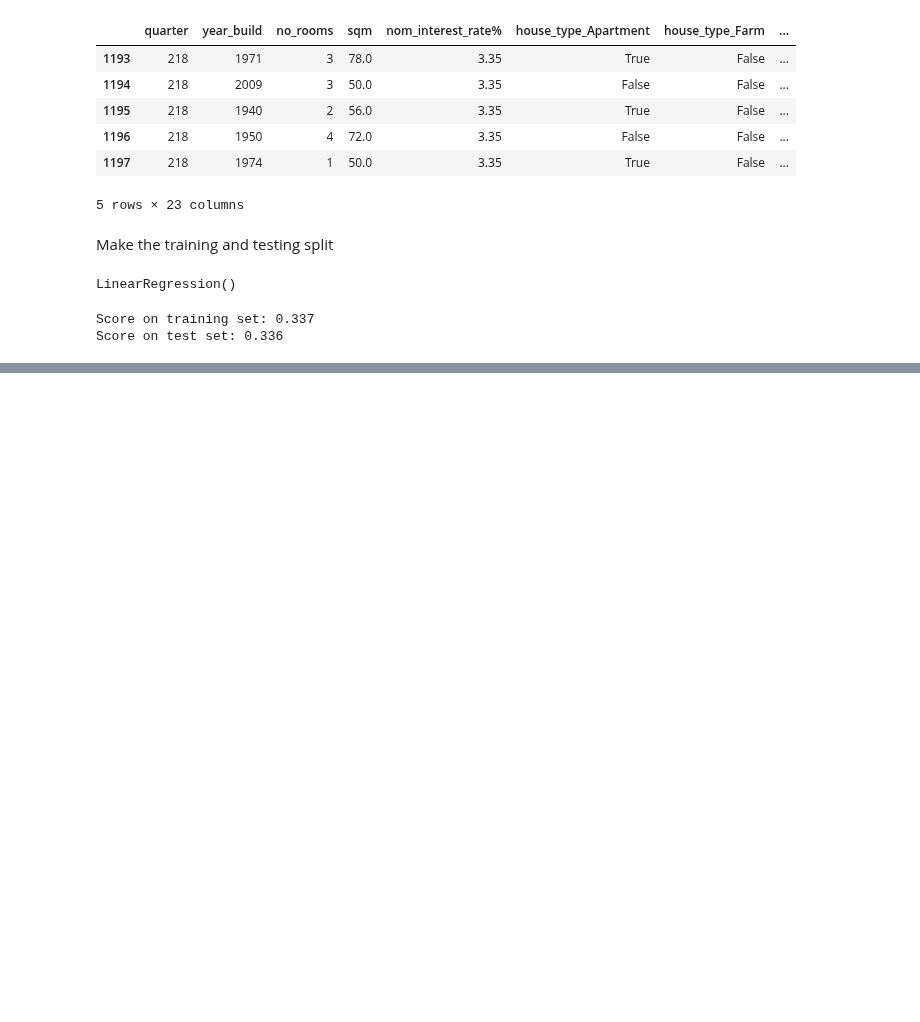
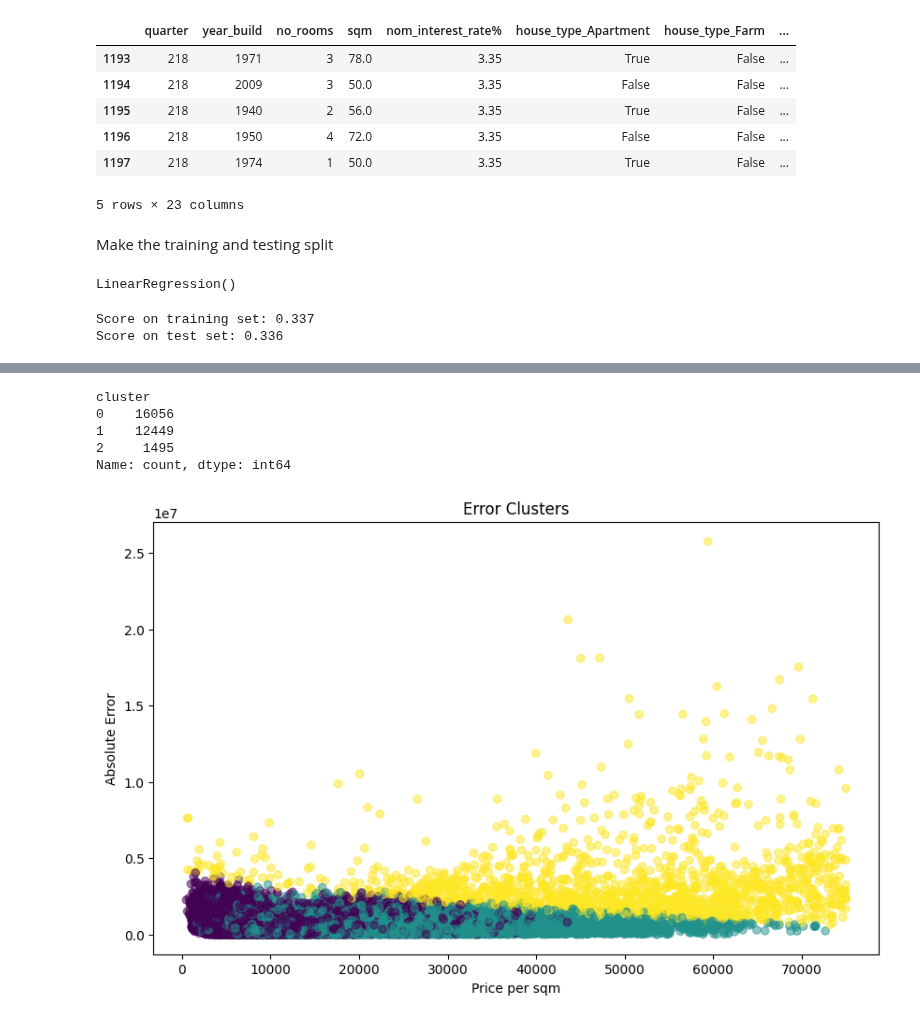
Before and after one commit to BPMRohde/AML, a Jupyter notebook: housing_price_test_model.ipynb, the cells around one changed output, grey strips where cells are left out. Saved outputs shown, nothing was run; the diff lists cells and outputs as text; code cells hidden in the pictures; blank space fills up the shorter version.

Commit message:
Small edits + Clustering

```diff
--- a/housing_price_test_model.ipynb
+++ b/housing_price_test_model.ipynb
@@ -335,0 +365,34 @@ graph
+# %%
+df_errors = X_test.copy()
+df_errors["actual_price"] = y_test.values
+df_errors["predicted_price"] = pred_test
+df_errors["abs_error"] = np.abs(df_errors["actual_price"] - df_errors["predicted_price"])
+
+df_errors.head()
+
+
+df_errors["price_per_sqm"] = df_errors["actual_price"] / df_errors["sqm"]
+df_errors = df_errors[df_errors["sqm"] > 20]
+# %%
+# Zip code skal være tal
+df_errors["zip_code"] = df_errors["zip_code"].astype(int)
+
+cluster_features = df_errors[[
+    "abs_error",
+    "sqm",
+    "price_per_sqm",
+    "zip_code"
+]].copy()
+# %%
+from sklearn.preprocessing import StandardScaler
+from sklearn.cluster import KMeans
+
+
+scaler = StandardScaler()
+scaled_features = scaler.fit_transform(cluster_features)
+
+
+kmeans = KMeans(n_clusters=3, random_state=42)
+clusters = kmeans.fit_predict(scaled_features)
+
+df_errors["cluster"] = clusters
@@ -335,0 +408,21 @@ graph
+# %%
+df_errors["cluster"].value_counts()
+# %% [output]
+cluster
+0    16056
+1    12449
+2     1495
+Name: count, dtype: int64
+# %%
+#Error vs price per sqm
+import matplotlib.pyplot as plt
+
+plt.figure(figsize=(10,6))
+plt.scatter(df_errors["price_per_sqm"], df_errors["abs_error"],
+            c=df_errors["cluster"], cmap="viridis", alpha=0.5)
+plt.xlabel("Price per sqm")
+plt.ylabel("Absolute Error")
+plt.title("Error Clusters")
+plt.show()
+# %% [output]
+[figure, added]
```
Also changed, not shown: parts of 12 cells of this notebook.
